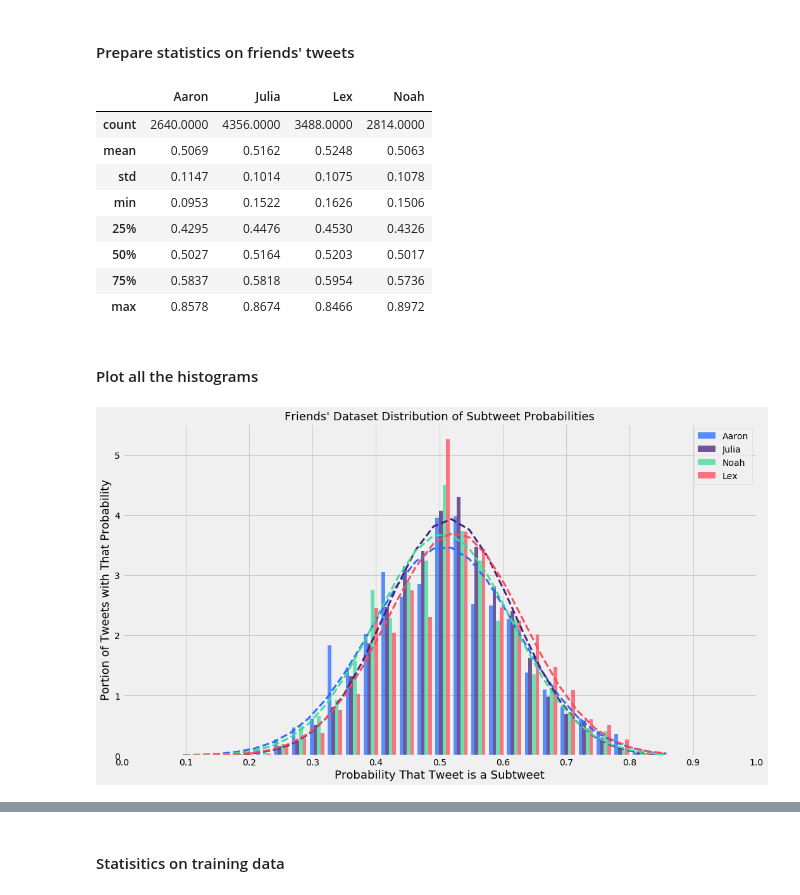
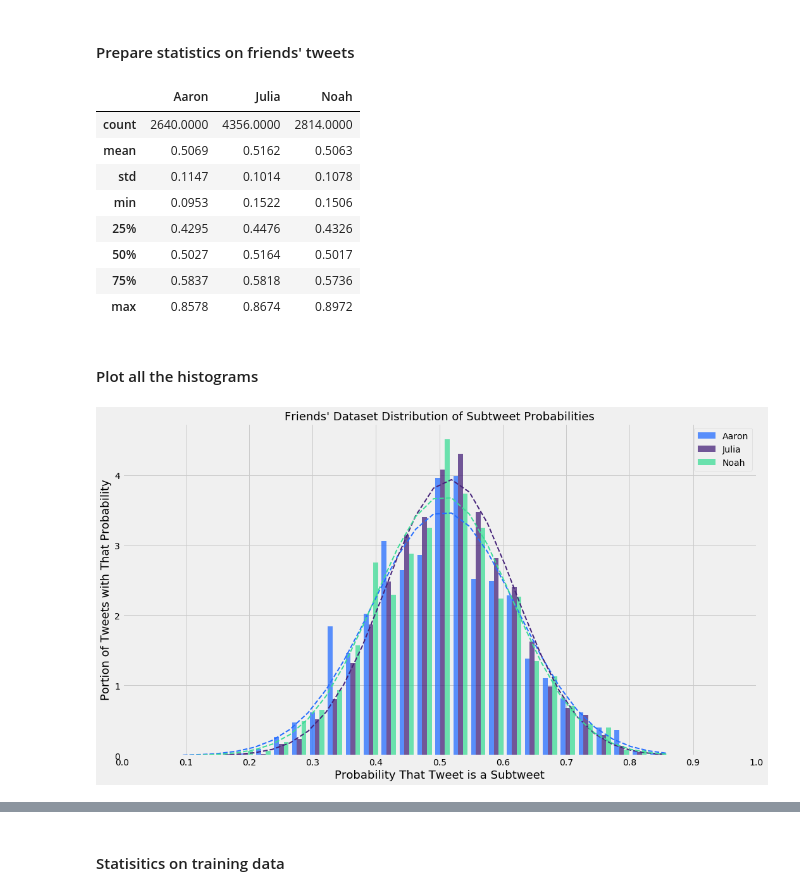
Before and after one commit to segalgouldn/Senior-Project-Subtweets, a Jupyter notebook: development/classifier_creator.ipynb, the cells around one changed output, grey strips where cells are left out. Saved outputs shown, nothing was run; the diff lists cells and outputs as text; code cells hidden in the pictures.

```diff
--- a/development/classifier_creator.ipynb
+++ b/development/classifier_creator.ipynb
@@ -181,8 +181,10 @@ sentiment_pipeline = Pipeline([
 text_training_data = np.array([row[0] for row in training_data])
 # %%
 class_training_data = np.array([row[1] for row in training_data])
+# %%
+num_folds=10
 # %%
-kf = KFold(n_splits=10, random_state=42, shuffle=True)
+kf = KFold(n_splits=num_folds, random_state=42, shuffle=True)
 # %%
 %%time
 cnf_matrix = np.zeros((2, 2), dtype=int)
@@ -530,20 +495,19 @@ noah_df_for_plotting_together = noah_df_for_plotting.rename(columns={"subtweet_p
 # %%
 friends_df = pd.concat([aaron_df_for_plotting_together,
                         julia_df_for_plotting_together,
-                        lex_df_for_plotting_together,
                         noah_df_for_plotting_together], ignore_index=True)
 # %%
 friends_df.describe()
 # %% [output]
-|  | Aaron | Julia | Lex | Noah |
-| count | 2640.0000 | 4356.0000 | 3488.0000 | 2814.0000 |
-| mean | 0.5069 | 0.5162 | 0.5248 | 0.5063 |
-| std | 0.1147 | 0.1014 | 0.1075 | 0.1078 |
-| min | 0.0953 | 0.1522 | 0.1626 | 0.1506 |
-| 25% | 0.4295 | 0.4476 | 0.4530 | 0.4326 |
-| 50% | 0.5027 | 0.5164 | 0.5203 | 0.5017 |
-| 75% | 0.5837 | 0.5818 | 0.5954 | 0.5736 |
-| max | 0.8578 | 0.8674 | 0.8466 | 0.8972 |
+|  | Aaron | Julia | Noah |
+| count | 2640.0000 | 4356.0000 | 2814.0000 |
+| mean | 0.5069 | 0.5162 | 0.5063 |
+| std | 0.1147 | 0.1014 | 0.1078 |
+| min | 0.0953 | 0.1522 | 0.1506 |
+| 25% | 0.4295 | 0.4476 | 0.4326 |
+| 50% | 0.5027 | 0.5164 | 0.5017 |
+| 75% | 0.5837 | 0.5818 | 0.5736 |
+| max | 0.8578 | 0.8674 | 0.8972 |
 # %%
 aaron_mean = friends_df.describe().Aaron[1]
 aaron_std = friends_df.describe().Aaron[2]
@@ -561,36 +522,33 @@ lex_std = friends_df.describe().Lex[2]
 # %%
 %%time
 fig = plt.figure(figsize=(16, 9))
 ax = fig.add_subplot(111)
 
 n, bins, patches = ax.hist([aaron_df_for_plotting.subtweet_positive_probability,
                             julia_df_for_plotting.subtweet_positive_probability,
-                            noah_df_for_plotting.subtweet_positive_probability,
-                            lex_df_for_plotting.subtweet_positive_probability],
+                            noah_df_for_plotting.subtweet_positive_probability],
                            bins="scott",
-                           color=["#256EFF", "#46237A", "#3DDC97", "#FF495C"],
-                           density=True, label=["Aaron", "Julia", "Noah", "Lex"],
+                           color=["#256EFF", "#46237A", "#3DDC97"],
+                           density=True,
+                           label=["Aaron", "Julia", "Noah"],
                            alpha=0.75)
 
 aaron_line = scipy.stats.norm.pdf(bins, aaron_mean, aaron_std)
-ax.plot(bins, aaron_line, "--", color="#256EFF", linewidth=3)
+ax.plot(bins, aaron_line, "--", color="#256EFF", linewidth=2)
 
 julia_line = scipy.stats.norm.pdf(bins, julia_mean, julia_std)
-ax.plot(bins, julia_line, "--", color="#46237A", linewidth=3)
+ax.plot(bins, julia_line, "--", color="#46237A", linewidth=2)
 
 noah_line = scipy.stats.norm.pdf(bins, noah_mean, noah_std)
-ax.plot(bins, noah_line, "--", color="#3DDC97", linewidth=3)
-
-lex_line = scipy.stats.norm.pdf(bins, lex_mean, lex_std)
-ax.plot(bins, lex_line, "--", color="#FF495C", linewidth=3)
+ax.plot(bins, noah_line, "--", color="#3DDC97", linewidth=2)
 
 ax.set_xticks([float(x/10) for x in range(11)], minor=False)
 ax.set_title("Friends' Dataset Distribution of Subtweet Probabilities", fontsize=18)
 ax.set_xlabel("Probability That Tweet is a Subtweet", fontsize=18)
 ax.set_ylabel("Portion of Tweets with That Probability", fontsize=18)
 
 ax.legend()
 
 plt.show()
 # %% [output]
-[figure, old version]
+[figure, new version]
```
Also changed, not shown: parts of 22 cells of this notebook, 29 other files.
